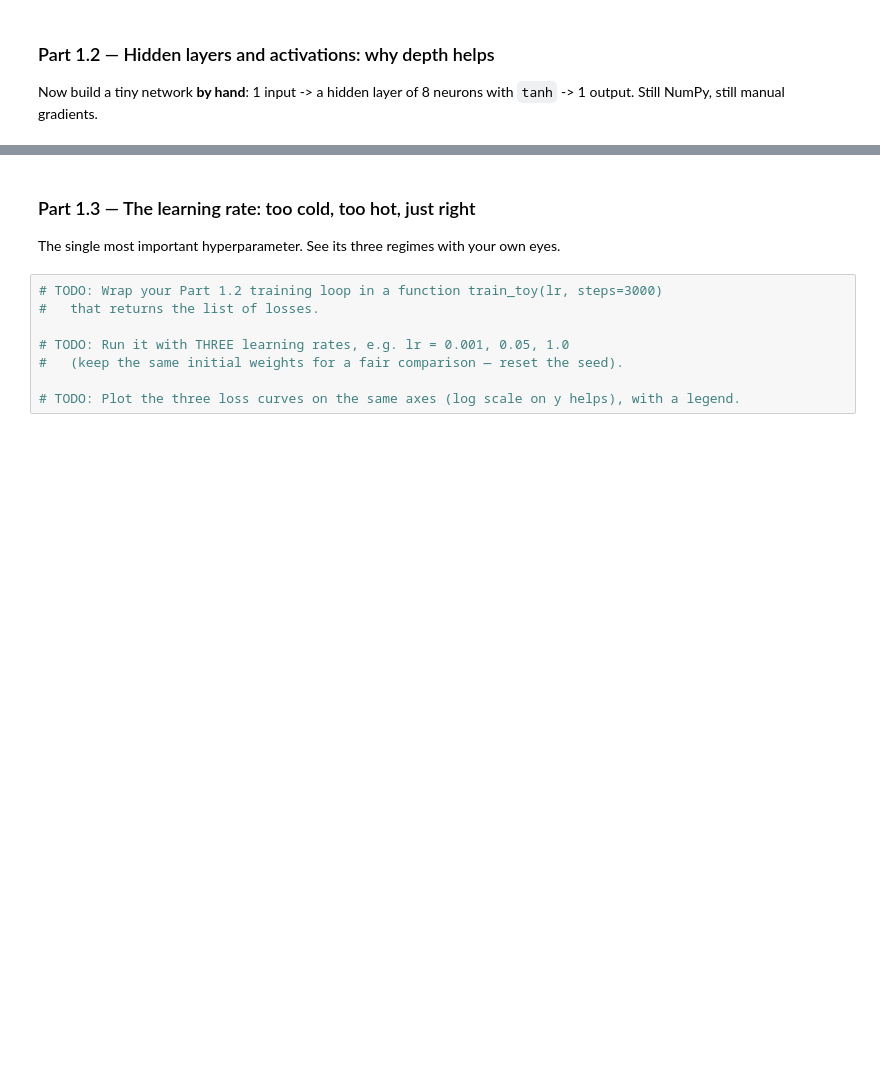
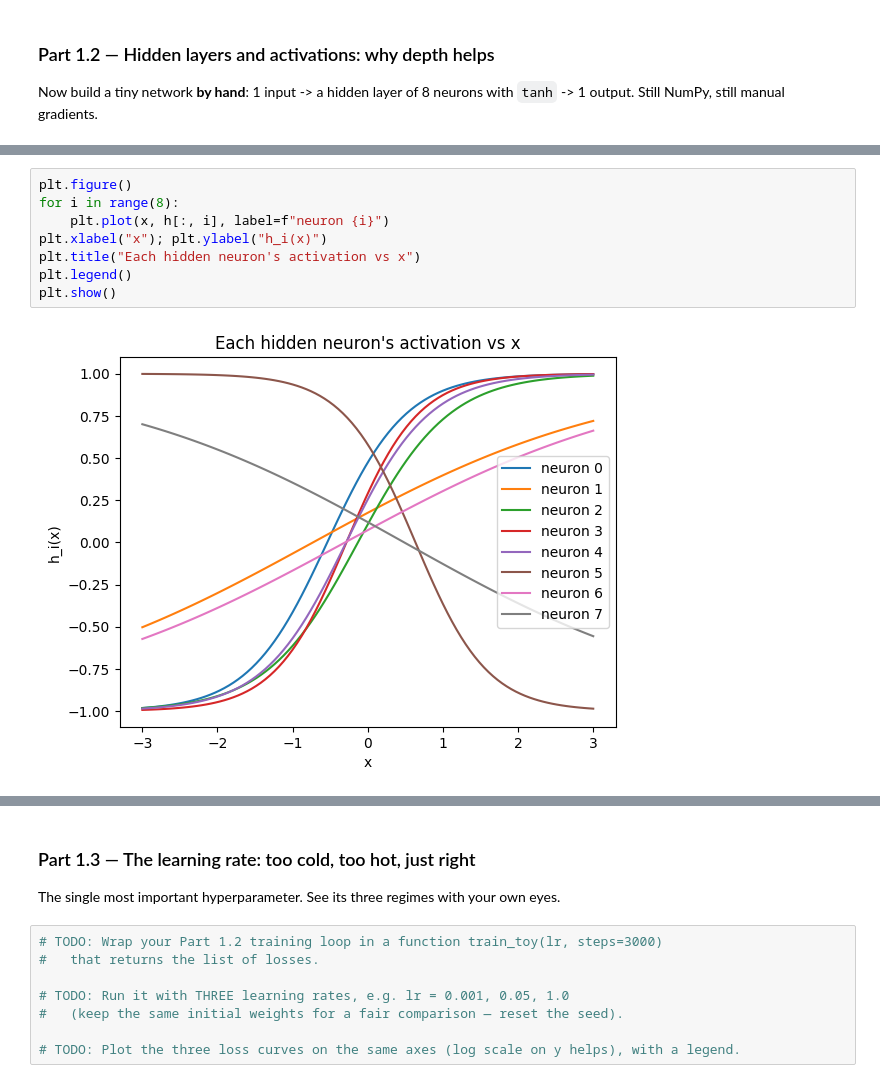
Before and after one commit to KingsleyNahyi/lab-3, a Jupyter notebook: Lab_3.ipynb, the cells around one changed output, grey strips where cells are left out. Drawn from its saved outputs; the diff is of its cells as text; blank space fills up the shorter version.

```diff
--- a/Lab_3.ipynb
+++ b/Lab_3.ipynb
@@ -173,3 +250,13 @@ Now build a tiny network **by hand**: 1 input -> a hidden layer of 8 neurons wit
+# %%
+plt.figure()
+for i in range(8):
+    plt.plot(x, h[:, i], label=f"neuron {i}")
+plt.xlabel("x"); plt.ylabel("h_i(x)")
+plt.title("Each hidden neuron's activation vs x")
+plt.legend()
+plt.show()
+# %% [output]
+[figure, added]
 # %% [markdown]
 **Student Reasoning — Depth and activations**
 *1. With tanh removed, the deep network fits no better than the single neuron of Part 1.1.
```
Also changed, not shown: parts of 5 cells of this notebook.
